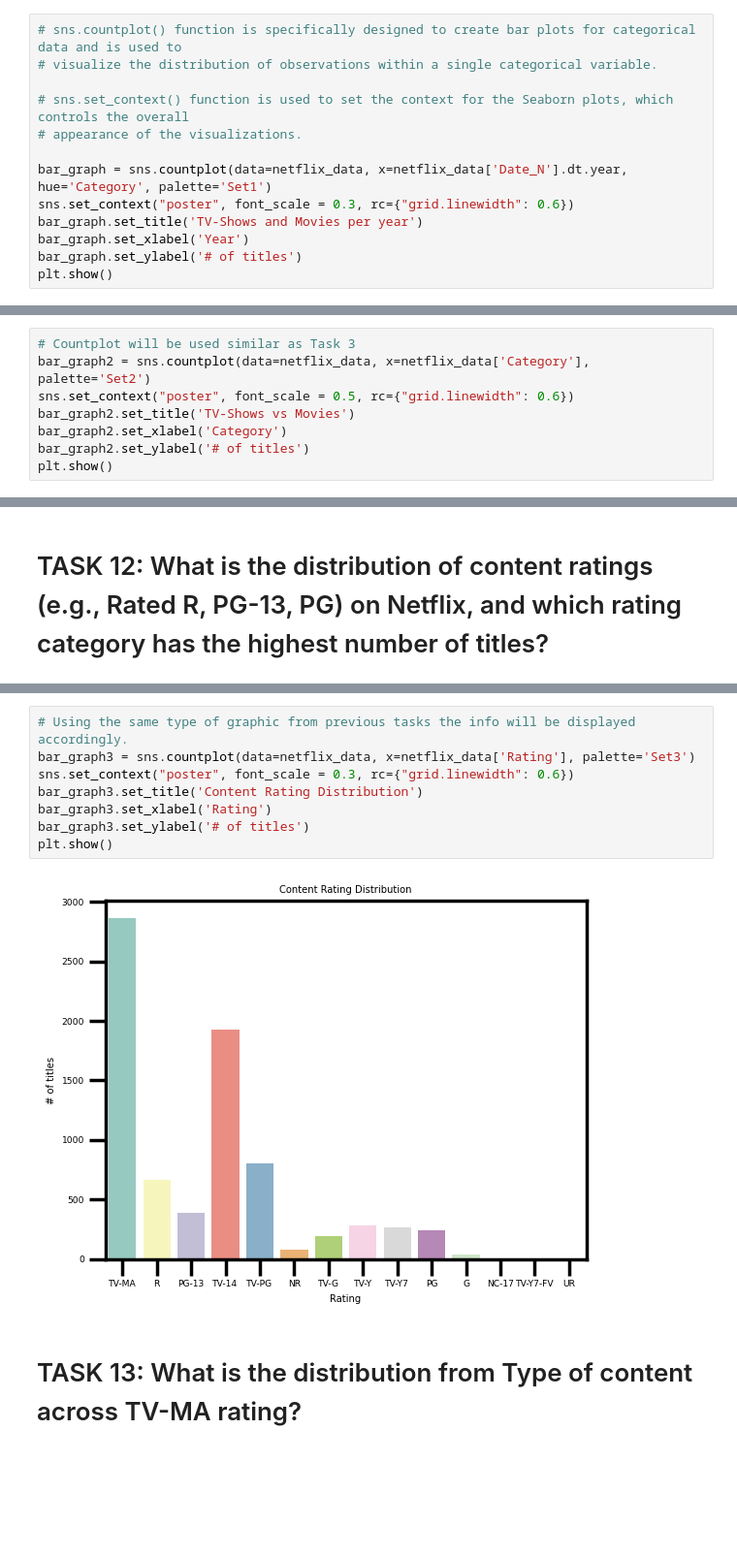
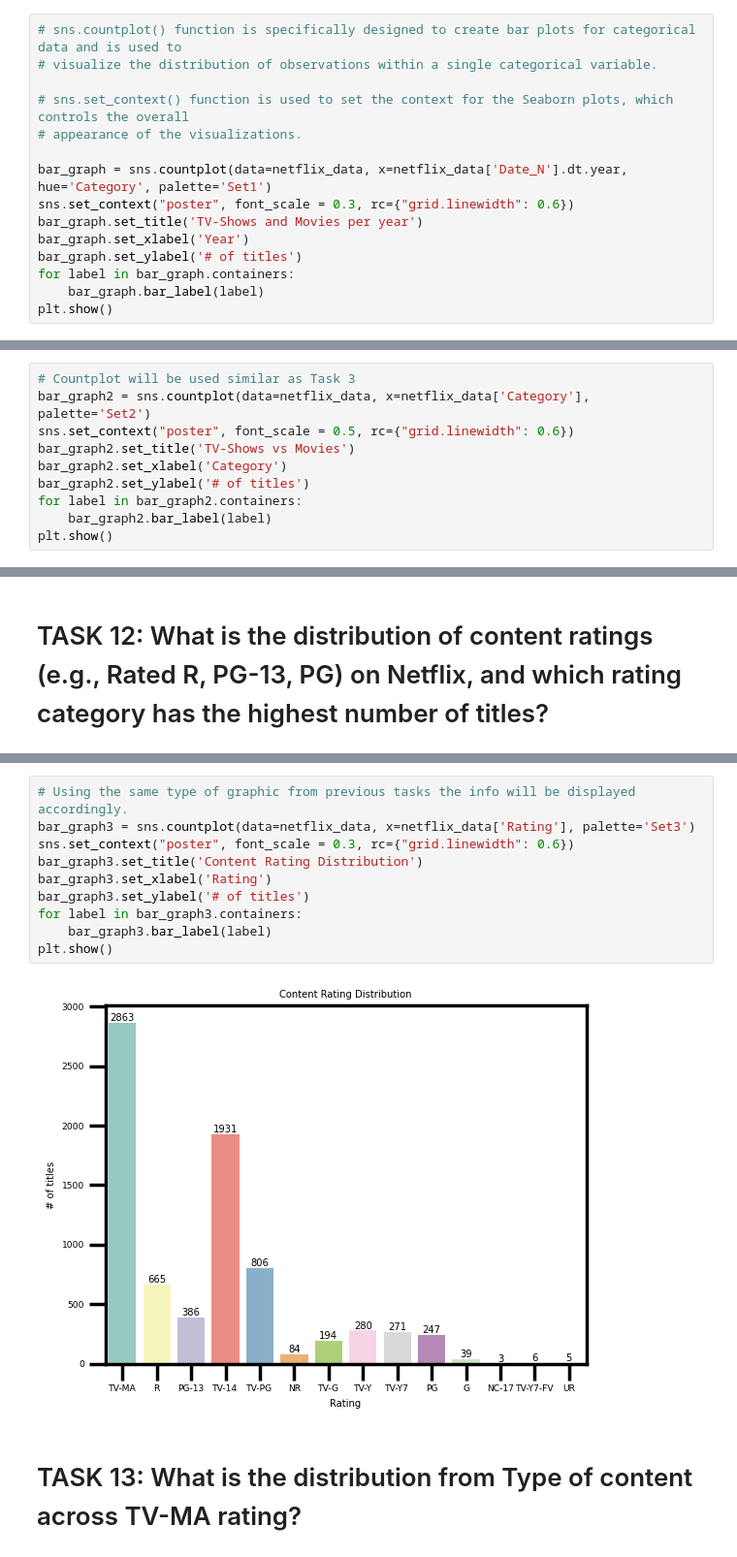
Before and after one commit to RuloVH7/netflixProject, a Jupyter notebook: netflixProject.ipynb, the cells around one changed output, grey strips where cells are left out. Shown at 97% size. Cells and saved outputs as stored; diff of their text form; blank space fills up the shorter version.

```diff
--- a/netflixProject.ipynb
+++ b/netflixProject.ipynb
@@ -255,5 +255,7 @@ sns.set_context("poster", font_scale = 0.3, rc={"grid.linewidth": 0.6})
 bar_graph.set_title('TV-Shows and Movies per year')
 bar_graph.set_xlabel('Year')
 bar_graph.set_ylabel('# of titles')
+for label in bar_graph.containers:
+    bar_graph.bar_label(label)
 plt.show()
 # %% [output]
@@ -285,5 +287,7 @@ sns.set_context("poster", font_scale = 0.5, rc={"grid.linewidth": 0.6})
 bar_graph2.set_title('TV-Shows vs Movies')
 bar_graph2.set_xlabel('Category')
 bar_graph2.set_ylabel('# of titles')
+for label in bar_graph2.containers:
+    bar_graph2.bar_label(label)
 plt.show()
 # %% [output]
@@ -593,13 +597,15 @@ Name: count, dtype: int64
 # %%
 # Using the same type of graphic from previous tasks the info will be displayed accordingly.
 bar_graph3 = sns.countplot(data=netflix_data, x=netflix_data['Rating'], palette='Set3')
 sns.set_context("poster", font_scale = 0.3, rc={"grid.linewidth": 0.6})
 bar_graph3.set_title('Content Rating Distribution')
 bar_graph3.set_xlabel('Rating')
 bar_graph3.set_ylabel('# of titles')
+for label in bar_graph3.containers:
+    bar_graph3.bar_label(label)
 plt.show()
 # %% [output]
-[figure, old version]
+[figure, new version]
 # %% [markdown]
 # TASK 13: What is the distribution from Type of content across TV-MA rating?
 # %%
```
Also changed, not shown: parts of 2 cells of this notebook.
